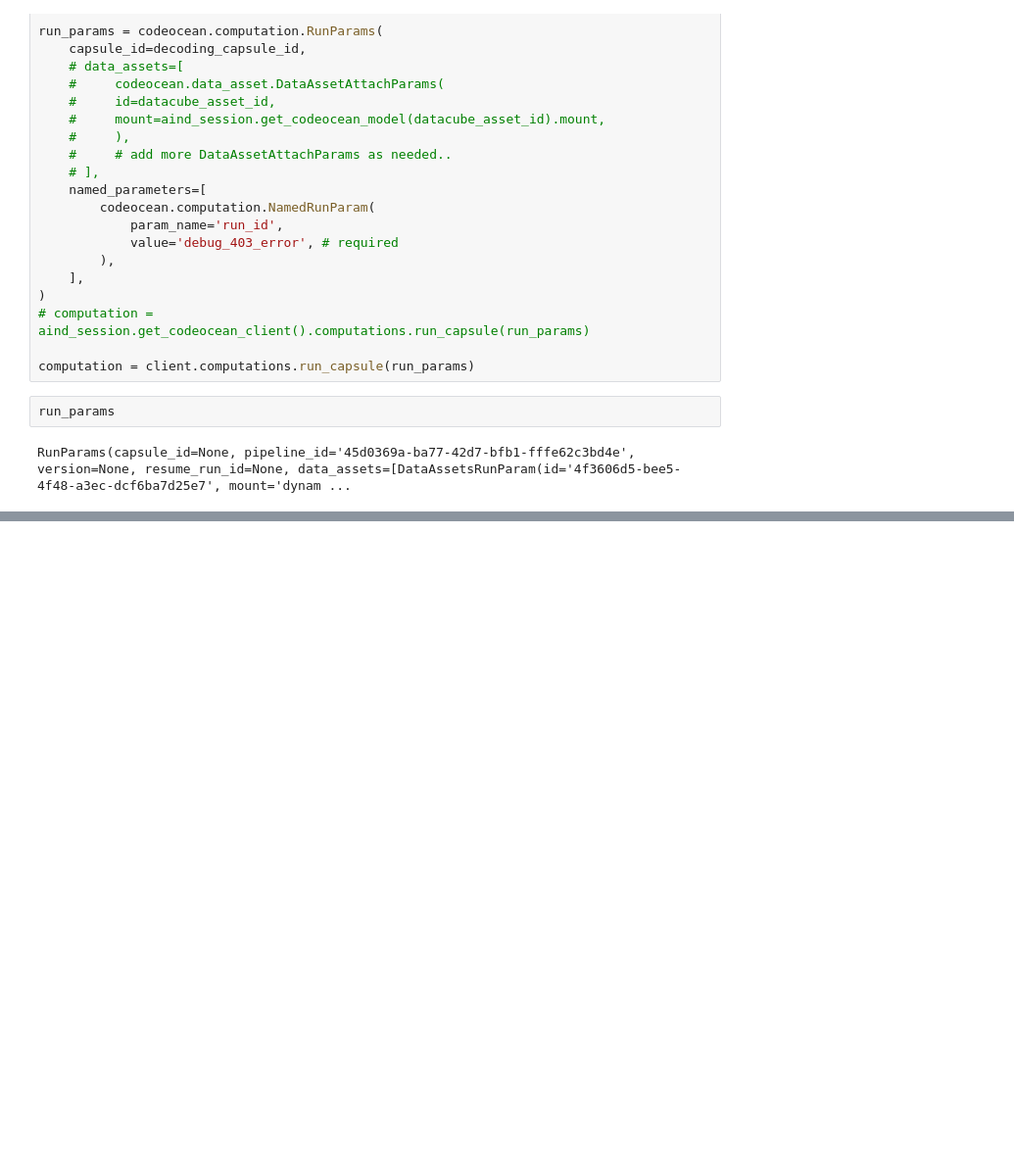
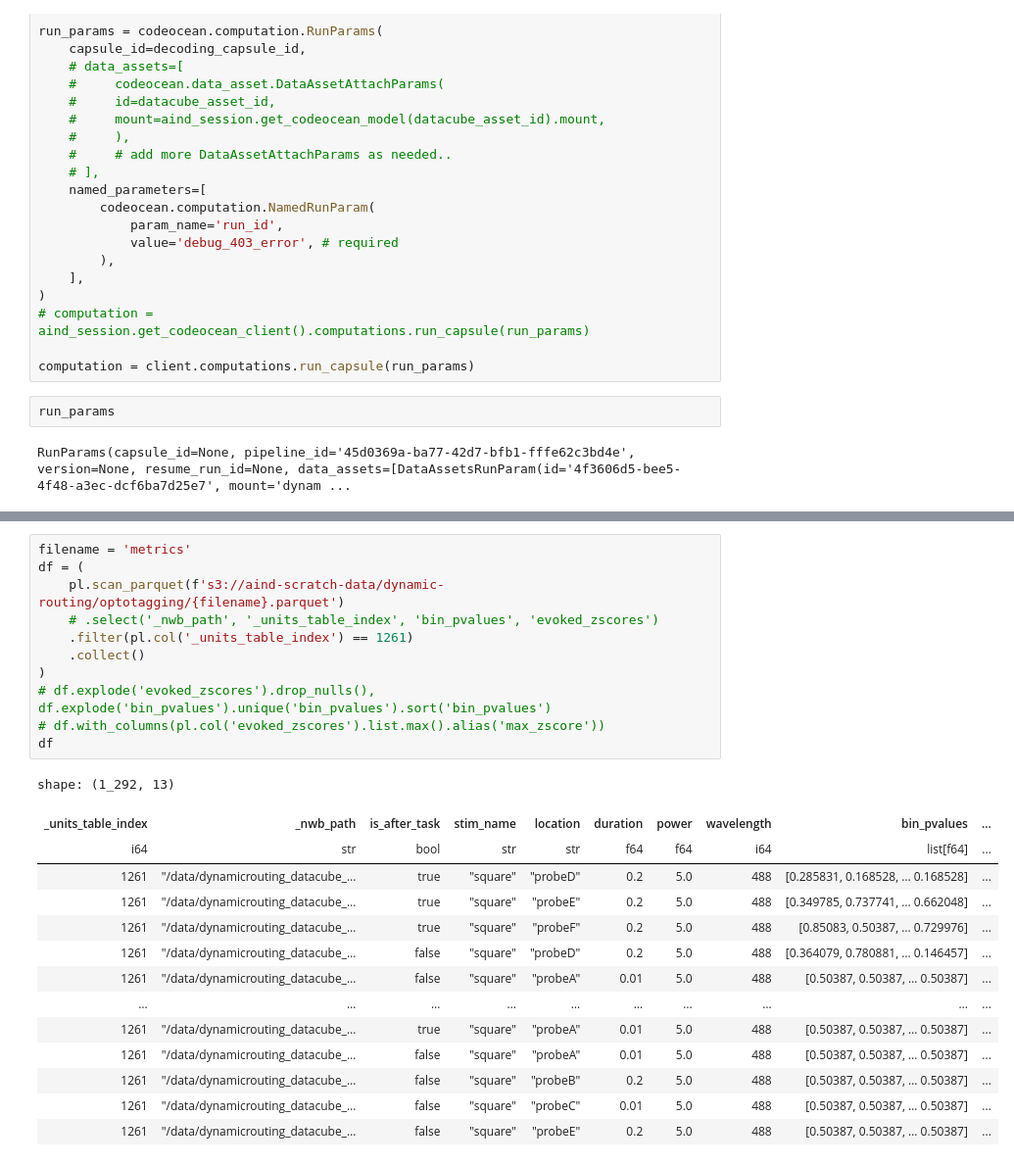
Before and after one commit to bjhardcastle/scratch, a Jupyter notebook: notebooks/scratch.ipynb, the cells around one changed output, grey strips where cells are left out. Shown: that part at 98% size. Cells and saved outputs as stored; diff of their text form; blank space fills up the shorter version.

```diff
--- a/notebooks/scratch.ipynb
+++ b/notebooks/scratch.ipynb
@@ -1208,0 +1267,26 @@ RunParams(capsule_id=None, pipeline_id='45d0369a-ba77-42d7-bfb1-fffe62c3bd4e', v
+# %%
+filename = 'metrics'
+df = (
+    pl.scan_parquet(f's3://aind-scratch-data/dynamic-routing/optotagging/{filename}.parquet')
+    # .select('_nwb_path', '_units_table_index', 'bin_pvalues', 'evoked_zscores')
+    .filter(pl.col('_units_table_index') == 1261)
+    .collect()
+)
+# df.explode('evoked_zscores').drop_nulls(), df.explode('bin_pvalues').unique('bin_pvalues').sort('bin_pvalues')
+# df.with_columns(pl.col('evoked_zscores').list.max().alias('max_zscore'))
+df
+# %% [output]
+shape: (1_292, 13)
+| _units_table_index | _nwb_path | is_after_task | stim_name | location | duration | power | wavelength | bin_pvalues | ... |
+| i64 | str | bool | str | str | f64 | f64 | i64 | list[f64] | ... |
+| 1261 | "/data/dynamicrouting_datacube_… | true | "square" | "probeD" | 0.2 | 5.0 | 488 | [0.285831, 0.168528, … 0.168528] | ... |
+| 1261 | "/data/dynamicrouting_datacube_… | true | "square" | "probeE" | 0.2 | 5.0 | 488 | [0.349785, 0.737741, … 0.662048] | ... |
+| 1261 | "/data/dynamicrouting_datacube_… | true | "square" | "probeF" | 0.2 | 5.0 | 488 | [0.85083, 0.50387, … 0.729976] | ... |
+| 1261 | "/data/dynamicrouting_datacube_… | false | "square" | "probeD" | 0.2 | 5.0 | 488 | [0.364079, 0.780881, … 0.146457] | ... |
+| 1261 | "/data/dynamicrouting_datacube_… | false | "square" | "probeA" | 0.01 | 5.0 | 488 | [0.50387, 0.50387, … 0.50387] | ... |
+| … | … | … | … | … | … | … | … | … | ... |
+| 1261 | "/data/dynamicrouting_datacube_… | true | "square" | "probeA" | 0.01 | 5.0 | 488 | [0.50387, 0.50387, … 0.50387] | ... |
+| 1261 | "/data/dynamicrouting_datacube_… | false | "square" | "probeA" | 0.01 | 5.0 | 488 | [0.50387, 0.50387, … 0.50387] | ... |
+| 1261 | "/data/dynamicrouting_datacube_… | false | "square" | "probeB" | 0.2 | 5.0 | 488 | [0.50387, 0.50387, … 0.50387] | ... |
+| 1261 | "/data/dynamicrouting_datacube_… | false | "square" | "probeC" | 0.01 | 5.0 | 488 | [0.50387, 0.50387, … 0.50387] | ... |
+| 1261 | "/data/dynamicrouting_datacube_… | false | "square" | "probeE" | 0.2 | 5.0 | 488 | [0.50387, 0.50387, … 0.50387] | ... |
```
Also changed, not shown: parts of 7 cells of this notebook, 3 other files.
